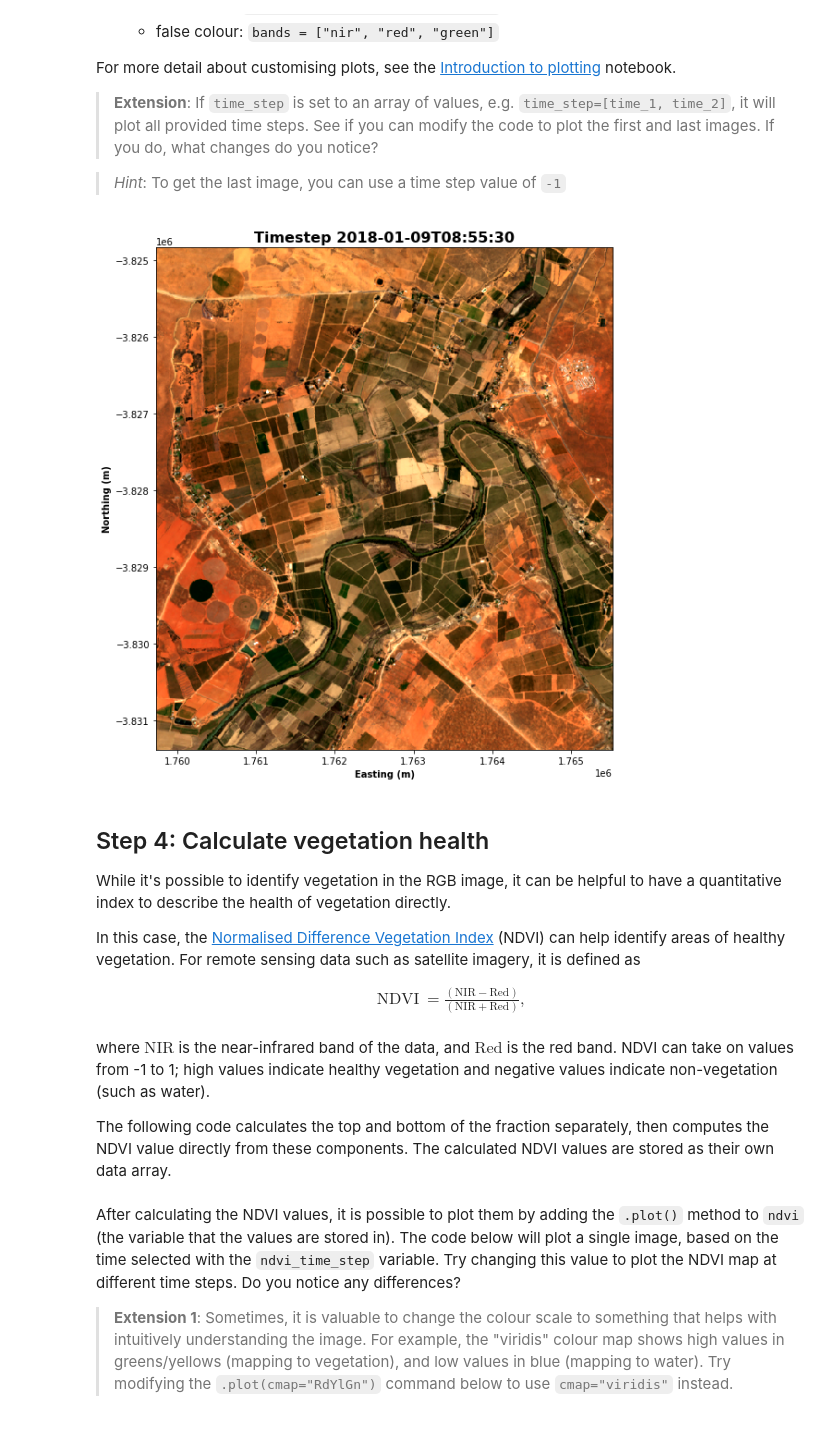
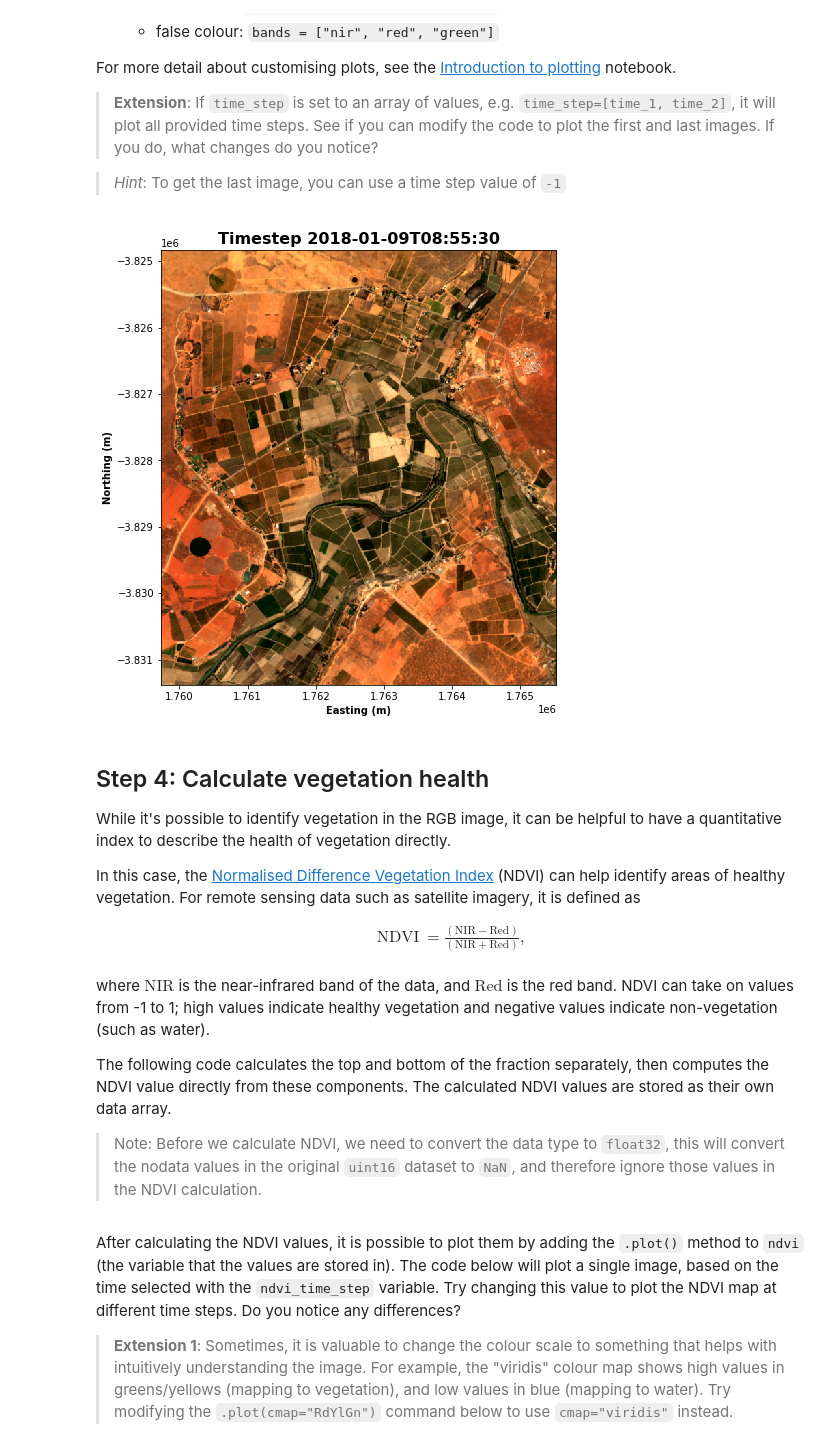
Before and after one commit to digitalearthafrica/deafrica-sandbox-notebooks, a Jupyter notebook: Beginners_guide/05_Basic_analysis.ipynb, the cells around one changed output. Saved outputs shown, nothing was run; the diff lists cells and outputs as text; code cells hidden in the pictures.

Commit message:
change dtype before ndvi in 'basic_analysis' (#323)
* change dtype before ndvi

* typo

```diff
--- a/Beginners_guide/05_Basic_analysis.ipynb
+++ b/Beginners_guide/05_Basic_analysis.ipynb
@@ -162,7 +163,8 @@ dataset = dc.load(
     time=set_time,
     measurements=set_measurements,
     output_crs=set_crs,
-    resolution=set_resolution
+    resolution=set_resolution,
+    group_by='solar_day'
 )
 # %% [markdown]
 Following the load step, printing the `dataset` object will give you insight into all of the data that was loaded.
@@ -227,23 +233,23 @@ time_step = 1
 # %%
 # Set the band combination to plot
 bands = ["red", "green", "blue"]
 
 # Generate the image by running the rgb function
-rgb(dataset, bands=bands, index=time_step, size=10)
+rgb(dataset, bands=bands, index=time_step, size=8)
 
 # Format the time stamp for use as the plot title
 time_string = str(dataset.time.isel(time=time_step).values).split('.')[0]
 
 # Set the title and axis labels
 ax = plt.gca()
 ax.set_title(f"Timestep {time_string}", fontweight='bold', fontsize=16)
 ax.set_xlabel('Easting (m)', fontweight='bold')
 ax.set_ylabel('Northing (m)', fontweight='bold')
 
 # Display the plot
 plt.show()
 # %% [output]
-[figure, old version]
+[figure, new version]
 # %% [markdown]
 ## Step 4: Calculate vegetation health
 
@@ -263,3 +269,5 @@ NDVI can take on values from -1 to 1; high values indicate healthy vegetation an
 
 The following code calculates the top and bottom of the fraction separately, then computes the NDVI value directly from these components.
 The calculated NDVI values are stored as their own data array.
+
+> Note: Before we calculate NDVI, we need to convert the data type to `float32`, this will convert the nodata values in the original `uint16` dataset to `NaN`, and therefore ignore those values in the NDVI calculation.
```
Also changed, not shown: parts of 7 cells of this notebook.
